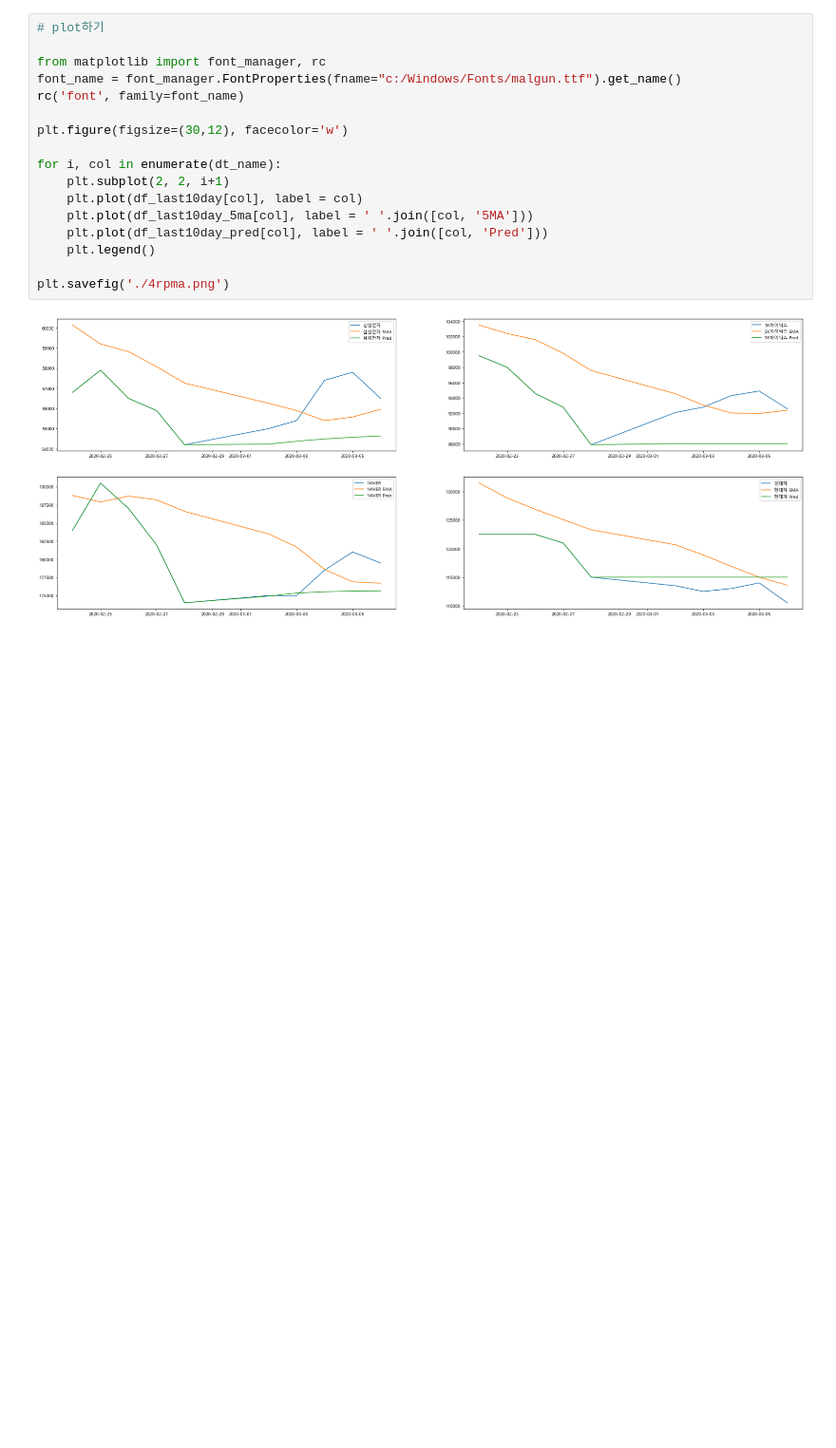
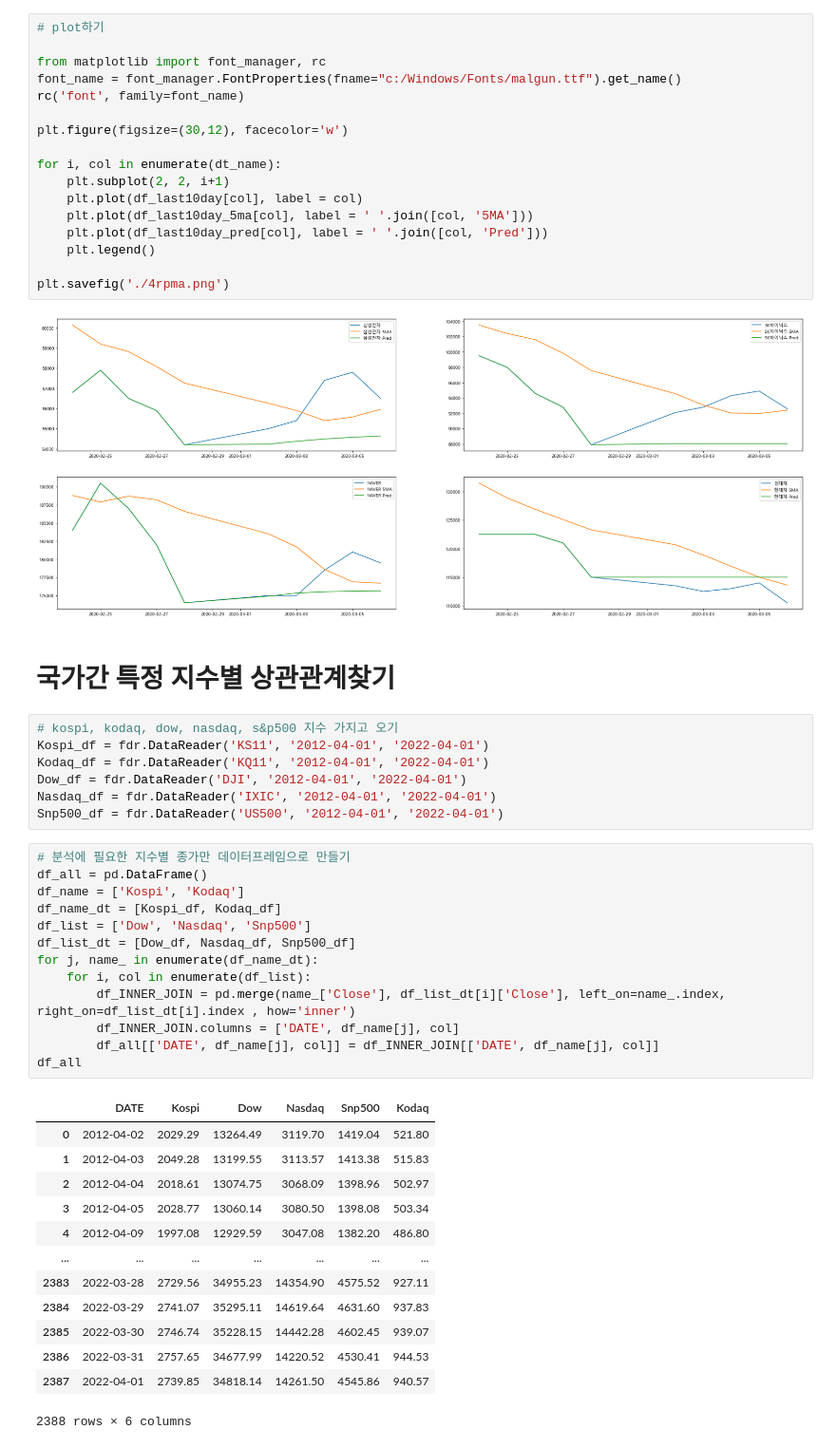
Before and after one commit to aprogod/hackarthon, a Jupyter notebook: dacon_arima.ipynb, the cells around one changed output. Shown at 95% size. Cells and saved outputs as stored; diff of their text form; blank space fills up the shorter version.

```diff
--- a/dacon_arima.ipynb
+++ b/dacon_arima.ipynb
@@ -295,3 +295,39 @@ for i, col in enumerate(dt_name):
 plt.savefig('./4rpma.png')
 # %% [output]
 [figure]
+# %% [markdown]
+# 국가간 특정 지수별 상관관계찾기
+# %%
+# kospi, kodaq, dow, nasdaq, s&p500 지수 가지고 오기
+Kospi_df = fdr.DataReader('KS11', '2012-04-01', '2022-04-01')
+Kodaq_df = fdr.DataReader('KQ11', '2012-04-01', '2022-04-01')
+Dow_df = fdr.DataReader('DJI', '2012-04-01', '2022-04-01')
+Nasdaq_df = fdr.DataReader('IXIC', '2012-04-01', '2022-04-01')
+Snp500_df = fdr.DataReader('US500', '2012-04-01', '2022-04-01')
+# %%
+# 분석에 필요한 지수별 종가만 데이터프레임으로 만들기
+df_all = pd.DataFrame()
+df_name = ['Kospi', 'Kodaq']
+df_name_dt = [Kospi_df, Kodaq_df]
+df_list = ['Dow', 'Nasdaq', 'Snp500']
+df_list_dt = [Dow_df, Nasdaq_df, Snp500_df]
+for j, name_ in enumerate(df_name_dt):
+    for i, col in enumerate(df_list):
+        df_INNER_JOIN = pd.merge(name_['Close'], df_list_dt[i]['Close'], left_on=name_.index, right_on=df_list_dt[i].index , how='inner')
+        df_INNER_JOIN.columns = ['DATE', df_name[j], col]
+        df_all[['DATE', df_name[j], col]] = df_INNER_JOIN[['DATE', df_name[j], col]]
+df_all
+# %% [output]
+|  | DATE | Kospi | Dow | Nasdaq | Snp500 | Kodaq |
+| 0 | 2012-04-02 | 2029.29 | 13264.49 | 3119.70 | 1419.04 | 521.80 |
+| 1 | 2012-04-03 | 2049.28 | 13199.55 | 3113.57 | 1413.38 | 515.83 |
+| 2 | 2012-04-04 | 2018.61 | 13074.75 | 3068.09 | 1398.96 | 502.97 |
+| 3 | 2012-04-05 | 2028.77 | 13060.14 | 3080.50 | 1398.08 | 503.34 |
+| 4 | 2012-04-09 | 1997.08 | 12929.59 | 3047.08 | 1382.20 | 486.80 |
+| ... | ... | ... | ... | ... | ... | ... |
+| 2383 | 2022-03-28 | 2729.56 | 34955.23 | 14354.90 | 4575.52 | 927.11 |
+| 2384 | 2022-03-29 | 2741.07 | 35295.11 | 14619.64 | 4631.60 | 937.83 |
+| 2385 | 2022-03-30 | 2746.74 | 35228.15 | 14442.28 | 4602.45 | 939.07 |
+| 2386 | 2022-03-31 | 2757.65 | 34677.99 | 14220.52 | 4530.41 | 944.53 |
+| 2387 | 2022-04-01 | 2739.85 | 34818.14 | 14261.50 | 4545.86 | 940.57 |
+2388 rows × 6 columns
```
Also changed, not shown: parts of 5 cells of this notebook, 3 other files.
